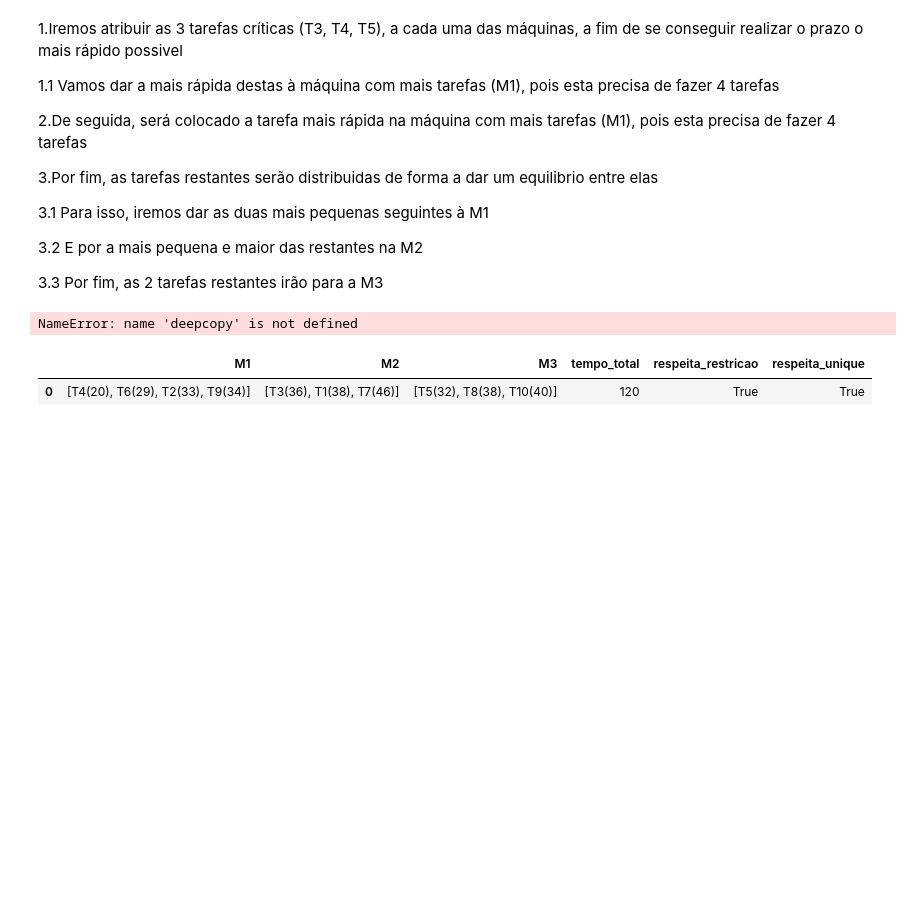
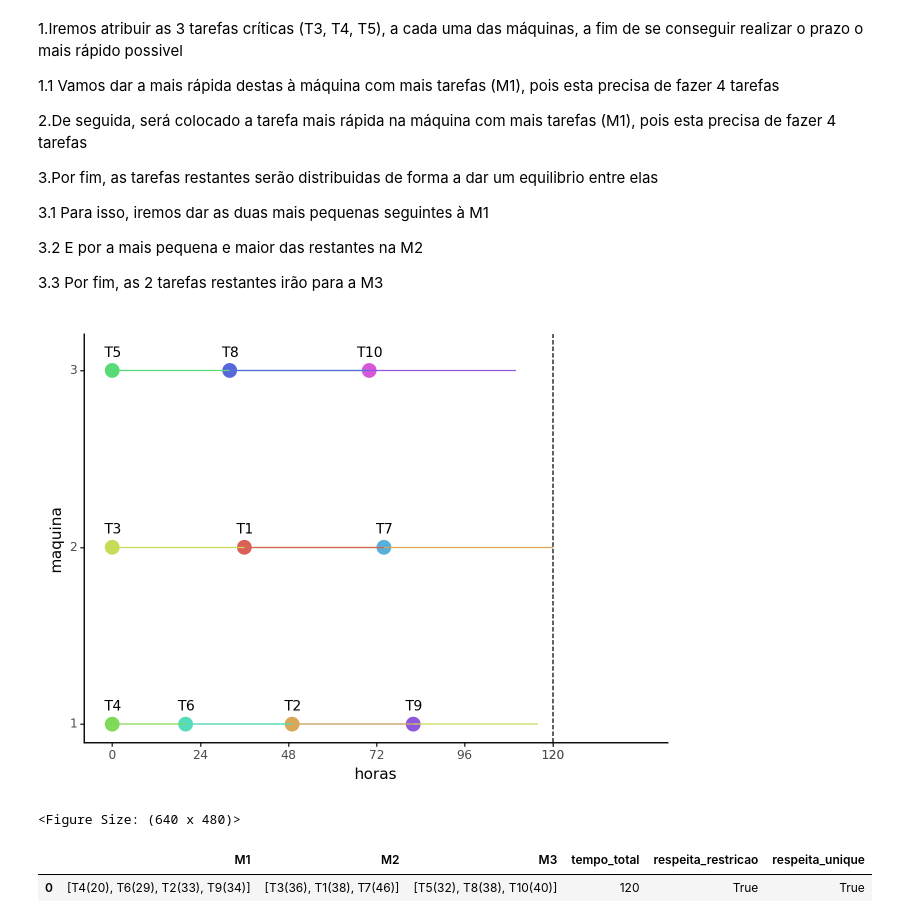
Before and after one commit to kardecallan566/Trab_grup_OH, a Jupyter notebook: notebooks/sugestao.ipynb, the cells around one changed output. Saved outputs shown, nothing was run; the diff lists cells and outputs as text; code cells hidden in the pictures; blank space fills up the shorter version.

```diff
--- a/notebooks/sugestao.ipynb
+++ b/notebooks/sugestao.ipynb
@@ -56,11 +54,14 @@ class Maquina:
   def assignTarefas(self, tarefas: list[Tarefa]):
     assert len(tarefas) <= self.n_tarefas
     self.tarefas = tarefas
+    return self
   def queueTarefa(self, tarefa: Tarefa):
     assert len(self.tarefas) < self.n_tarefas # se for igual ent n pode adicionar
     self.tarefas.append(tarefa)
+    return self
   def reset(self):
     self.tarefas = []
+    return self
 
   def quantoTempo(self):
     return sum(t.tempo for t in self.tarefas)
@@ -141,6 +142,7 @@ class Permutation:
     self.maquinas = maquinas
     self.n_maquinas = len(maquinas)
   def reset(self):
+    self = deepcopy(self)
     for m in self.maquinas:
       m.reset()
     return self
@@ -166,8 +168,10 @@ class Permutation:
   @property
   def horario(self) -> Horario:
     return self.getHorario()
-  def __repr__(self):
-    return repr(self.as_list())
+  def __getitem__(self, index_or_maquina: int | str) -> Tarefa | Maquina:
+    if isinstance(index_or_maquina, str): # Maquina
+      return first(self.maquinas, lambda m: str(m) == index_or_maquina)
+    return self.as_list()[index_or_maquina]
 M1 = Maquina(
   numero = 1,
   n_tarefas = 4,
@@ -193,7 +197,7 @@ tarefas[1,2,4]
 M1.assignTarefas(tarefas[1,2,3,4])
 M2.assignTarefas(tarefas[5,6,7])
 M3.assignTarefas(tarefas[8,9,10])
-primeiro = Permutation([M1, M2, M3])
+primeiro = primeira = Permutation([M1, M2, M3])
 print(primeiro)
 primeiro.horario.plot()
 # %% [output]
@@ -267,31 +271,33 @@ ggplot(pd.DataFrame({
 
   3.3 Por fim, as 2 tarefas restantes irão para a M3
 # %%
-heuristica = deepcopy(primeiro).reset()
+heuristica = primeiro.reset()
+M1, M2, M3 = heuristica.maquinas
 pool = tarefas.smallest_to_highest()
 criticas = tarefas[3,4,5]
 # 1.1
 M1.queueTarefa(smallest_critical := min(criticas, key=lambda t: t.tempo))
 pool.remove(smallest_critical)
 criticas.remove(smallest_critical)
 # 1.2
 M2.queueTarefa(criticas[0])
 M3.queueTarefa(criticas[1])
 [pool.remove(t) for t in criticas]
 # 2
 M1.queueTarefa(pool.pop(0)) # pool esta ordenada
 # 3.1
 M1.queueTarefa(pool.pop(0))
 M1.queueTarefa(pool.pop(0))
 # 3.2
 M2.queueTarefa(pool.pop(0))
 M2.queueTarefa(pool.pop(-1))
 # 4
 M3.queueTarefa(pool.pop(0))
 M3.queueTarefa(pool.pop(0))
 heuristica.horario.plot()
 # %% [output]
+[figure, added]
-NameError: name 'deepcopy' is not defined
+<Figure Size: (640 x 480)>
 # %%
 create_df(heuristica)
 # %% [output]
```
Also changed, not shown: parts of 28 cells of this notebook.
